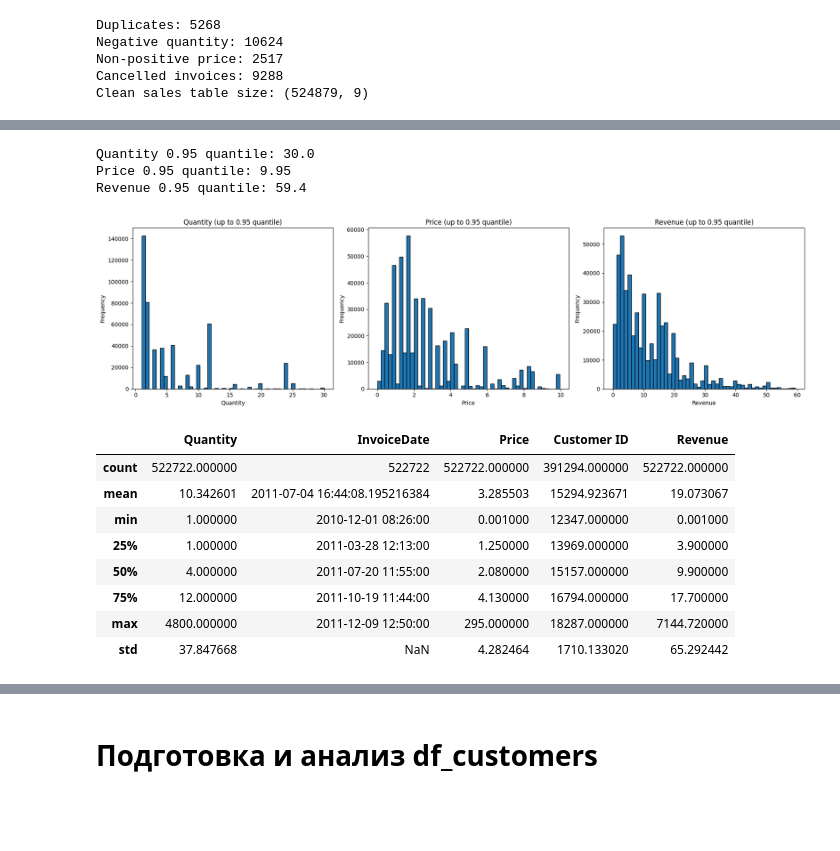
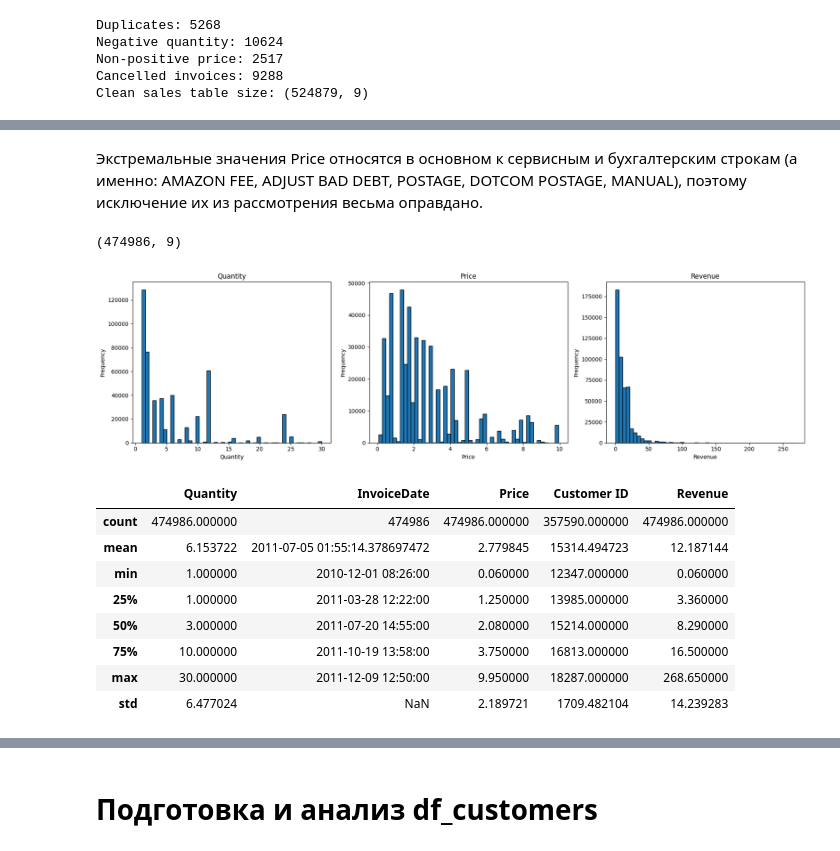
Before and after one commit to SlepenkovaDaria/My-homework, a Jupyter notebook: EDA.ipynb, the cells around one changed output, grey strips where cells are left out. Saved outputs shown, nothing was run; the diff lists cells and outputs as text; code cells hidden in the pictures; blank space fills up the shorter version.

```diff
--- a/EDA.ipynb
+++ b/EDA.ipynb
@@ -128,9 +138,15 @@ Non-positive price: 2517
 Cancelled invoices: 9288
 Clean sales table size: (524879, 9)
 # %%
-high_quantity = df_sales_clean["Quantity"] > 1000
-high_price = df_sales_clean["Price"] > 500
+q_quantity = df_sales_clean["Quantity"].quantile(0.95)
+q_price = df_sales_clean["Price"].quantile(0.95)
 
-print("Rows with Quantity > 1000:", high_quantity.sum())
-print("Rows with Price > 500:", high_price.sum())
+print(f"Quantity 0.95 quantile: {q_quantity}")
+print(f"Price 0.95 quantile: {q_price}")
+
+high_quantity = df_sales_clean["Quantity"] > q_quantity
+high_price = df_sales_clean["Price"] > q_price
+
+print(f"Rows with Quantity > {q_quantity}:", high_quantity.sum())
+print(f"Rows with Price > {q_price}:", high_price.sum())
 # %% [output]
@@ -171,60 +201,47 @@ Invoice StockCode                         Description  Quantity  Price        Co
+# %%
+lowest_5_idx = df_sales_clean.nsmallest(5, "Price").index
+df_sales_clean = df_sales_clean.drop(lowest_5_idx).reset_index(drop = True)
+# %% [markdown]
+Экстремальные значения Price относятся в основном к сервисным и бухгалтерским строкам (а именно: AMAZON FEE, ADJUST BAD DEBT, POSTAGE, DOTCOM POSTAGE, MANUAL), поэтому исключение их из рассмотрения весьма оправдано.
 # %%
-df_sales_clean["Description"] = (df_sales_clean["Description"].str.strip().str.upper())
-df_sales_clean = df_sales_clean[~df_sales_clean["Quantity"].isin([80995, 74215])].copy()
+products_only = df_sales_clean[
+    (df_sales_clean['Quantity'] <= q_quantity) &
+    (df_sales_clean['Price'] <= q_price)].copy()
 
-excluded = [
-    "MANUAL",
-    "POSTAGE",
-    "DOTCOM POSTAGE",
-    "AMAZON FEE",
-    "ADJUST BAD DEBT",
-    "PICNIC BASKET WICKER 60 PIECES"
-]
-
-products_only = df_sales_clean[~df_sales_clean["Description"].isin(excluded)].copy()
-
-q_quantity = products_only["Quantity"].quantile(0.95)
-q_price = products_only["Price"].quantile(0.95)
-q_revenue = products_only["Revenue"].quantile(0.95)
-
-print(f"Quantity 0.95 quantile: {q_quantity}")
-print(f"Price 0.95 quantile: {q_price}")
-print(f"Revenue 0.95 quantile: {q_revenue}")
+print(products_only.shape)
 
 fig, axes = plt.subplots(1, 3, figsize = (18, 5))
 
-axes[0].hist(products_only[products_only["Quantity"] <= q_quantity]["Quantity"], bins = 50, edgecolor = "black")
-axes[0].set_title("Quantity (up to 0.95 quantile)")
+axes[0].hist(products_only["Quantity"], bins = 50, edgecolor = "black")
+axes[0].set_title("Quantity")
 axes[0].set_xlabel("Quantity")
 axes[0].set_ylabel("Frequency")
 
-axes[1].hist(products_only[products_only["Price"] <= q_price]["Price"], bins = 50, edgecolor = "black")
-axes[1].set_title("Price (up to 0.95 quantile)")
+axes[1].hist(products_only["Price"], bins = 50, edgecolor = "black")
+axes[1].set_title("Price")
 axes[1].set_xlabel("Price")
 axes[1].set_ylabel("Frequency")
 
-axes[2].hist(products_only[products_only["Revenue"] <= q_revenue]["Revenue"], bins = 50, edgecolor = "black")
-axes[2].set_title("Revenue (up to 0.95 quantile)")
+axes[2].hist(products_only["Revenue"], bins = 50, edgecolor = "black")
+axes[2].set_title("Revenue")
 axes[2].set_xlabel("Revenue")
 axes[2].set_ylabel("Frequency")
 
 plt.tight_layout()
 plt.show()
 # %% [output]
-Quantity 0.95 quantile: 30.0
-Price 0.95 quantile: 9.95
-Revenue 0.95 quantile: 59.4
+(474986, 9)
-[figure, old version]
+[figure, new version]
 # %%
 products_only.describe()
 # %% [output]
 |  | Quantity | InvoiceDate | Price | Customer ID | Revenue |
-| count | 522722.000000 | 522722 | 522722.000000 | 391294.000000 | 522722.000000 |
-| mean | 10.342601 | 2011-07-04 16:44:08.195216384 | 3.285503 | 15294.923671 | 19.073067 |
-| min | 1.000000 | 2010-12-01 08:26:00 | 0.001000 | 12347.000000 | 0.001000 |
-| 25% | 1.000000 | 2011-03-28 12:13:00 | 1.250000 | 13969.000000 | 3.900000 |
-| 50% | 4.000000 | 2011-07-20 11:55:00 | 2.080000 | 15157.000000 | 9.900000 |
-| 75% | 12.000000 | 2011-10-19 11:44:00 | 4.130000 | 16794.000000 | 17.700000 |
-| max | 4800.000000 | 2011-12-09 12:50:00 | 295.000000 | 18287.000000 | 7144.720000 |
-| std | 37.847668 | NaN | 4.282464 | 1710.133020 | 65.292442 |
+| count | 474986.000000 | 474986 | 474986.000000 | 357590.000000 | 474986.000000 |
+| mean | 6.153722 | 2011-07-05 01:55:14.378697472 | 2.779845 | 15314.494723 | 12.187144 |
+| min | 1.000000 | 2010-12-01 08:26:00 | 0.060000 | 12347.000000 | 0.060000 |
+| 25% | 1.000000 | 2011-03-28 12:22:00 | 1.250000 | 13985.000000 | 3.360000 |
+| 50% | 3.000000 | 2011-07-20 14:55:00 | 2.080000 | 15214.000000 | 8.290000 |
+| 75% | 10.000000 | 2011-10-19 13:58:00 | 3.750000 | 16813.000000 | 16.500000 |
+| max | 30.000000 | 2011-12-09 12:50:00 | 9.950000 | 18287.000000 | 268.650000 |
+| std | 6.477024 | NaN | 2.189721 | 1709.482104 | 14.239283 |
 # %% [markdown]
```
Also changed, not shown: parts of 25 cells of this notebook.
